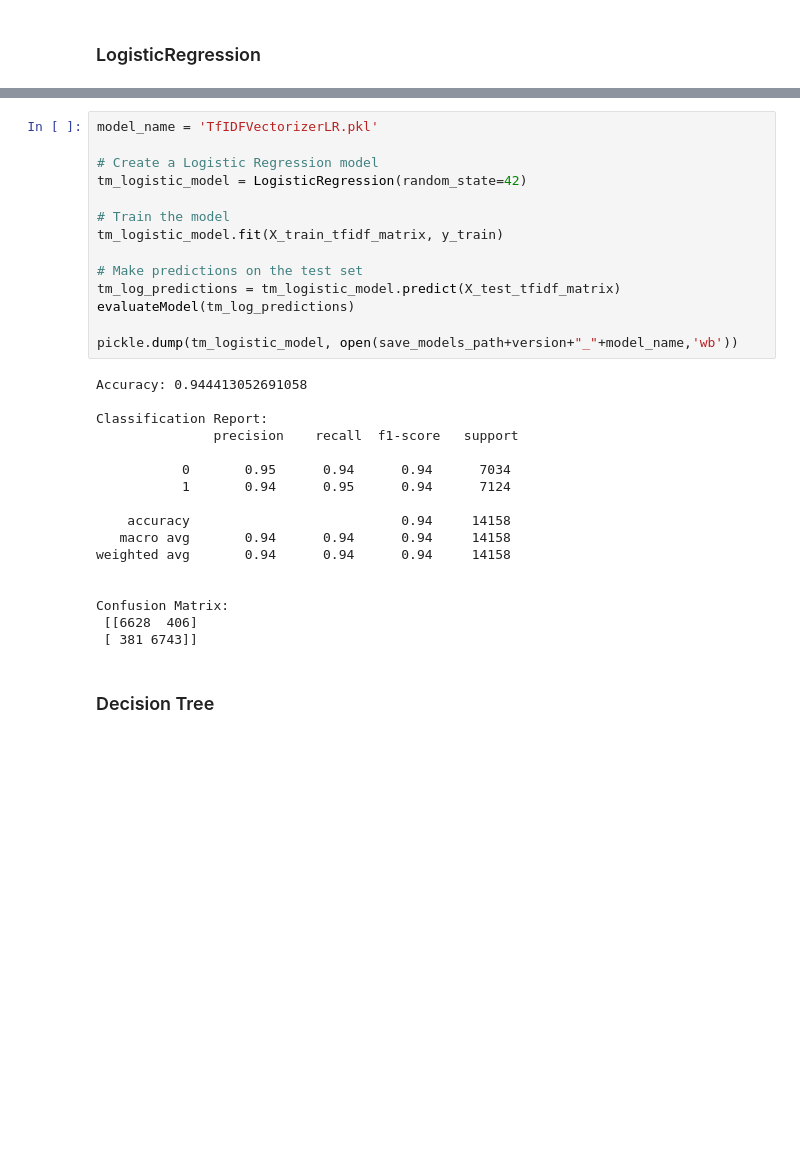
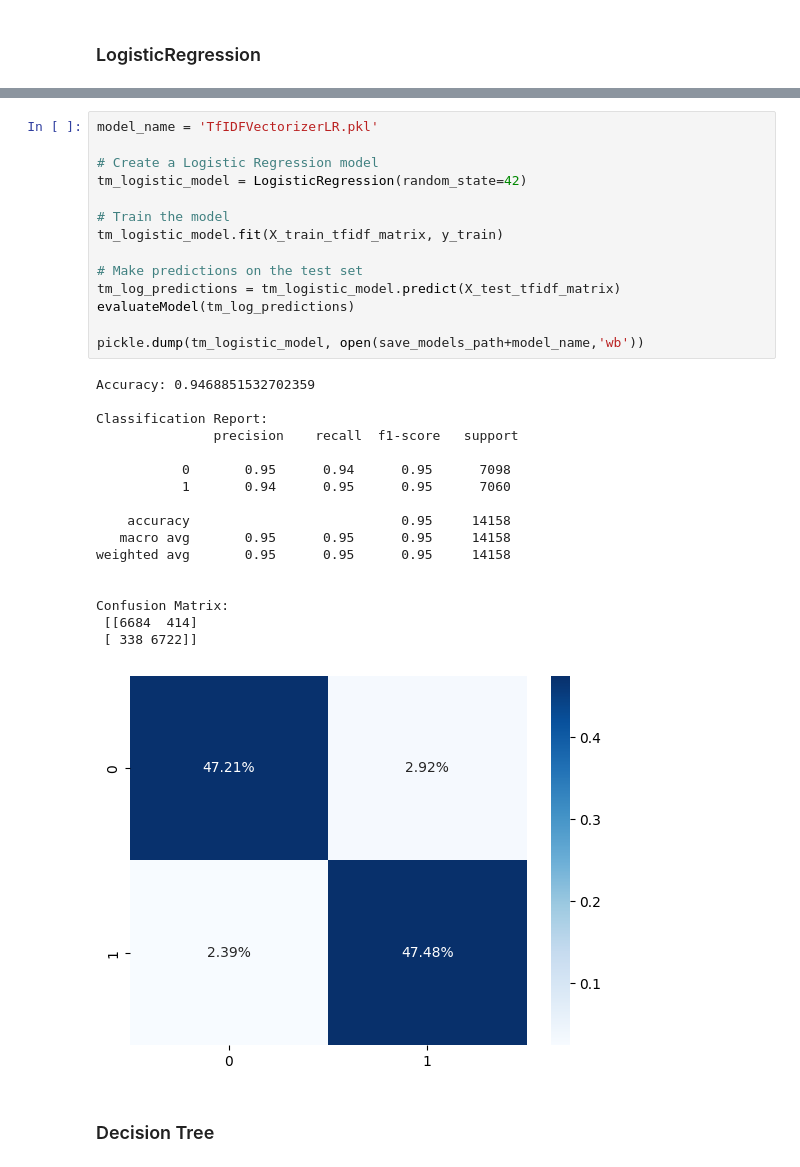
Before and after one commit to shnkreddy98/DATA270_FakeNewsClassifier, a Jupyter notebook: MLModels.ipynb, the cells around one changed output, grey strips where cells are left out. Cells and saved outputs as stored; diff of their text form; blank space fills up the shorter version.

```diff
--- a/MLModels.ipynb
+++ b/MLModels.ipynb
@@ -410,34 +351,35 @@ Please also refer to the documentation for alternative solver options:
 # %%
 model_name = 'TfIDFVectorizerLR.pkl'
 
 # Create a Logistic Regression model
 tm_logistic_model = LogisticRegression(random_state=42)
 
 # Train the model
 tm_logistic_model.fit(X_train_tfidf_matrix, y_train)
 
 # Make predictions on the test set
 tm_log_predictions = tm_logistic_model.predict(X_test_tfidf_matrix)
 evaluateModel(tm_log_predictions)
 
-pickle.dump(tm_logistic_model, open(save_models_path+version+"_"+model_name,'wb'))
+pickle.dump(tm_logistic_model, open(save_models_path+model_name,'wb'))
 # %% [output]
-Accuracy: 0.944413052691058
+Accuracy: 0.9468851532702359
 
 Classification Report:
                precision    recall  f1-score   support
 
-           0       0.95      0.94      0.94      7034
-           1       0.94      0.95      0.94      7124
+           0       0.95      0.94      0.95      7098
+           1       0.94      0.95      0.95      7060
 
-    accuracy                           0.94     14158
-   macro avg       0.94      0.94      0.94     14158
-weighted avg       0.94      0.94      0.94     14158
+    accuracy                           0.95     14158
+   macro avg       0.95      0.95      0.95     14158
+weighted avg       0.95      0.95      0.95     14158
 
 
 Confusion Matrix:
- [[6628  406]
- [ 381 6743]]
+ [[6684  414]
+ [ 338 6722]]
+[figure, added]
 # %% [markdown]
 ### Decision Tree
 # %%
```
Also changed, not shown: parts of 23 cells of this notebook, 11 other files.
